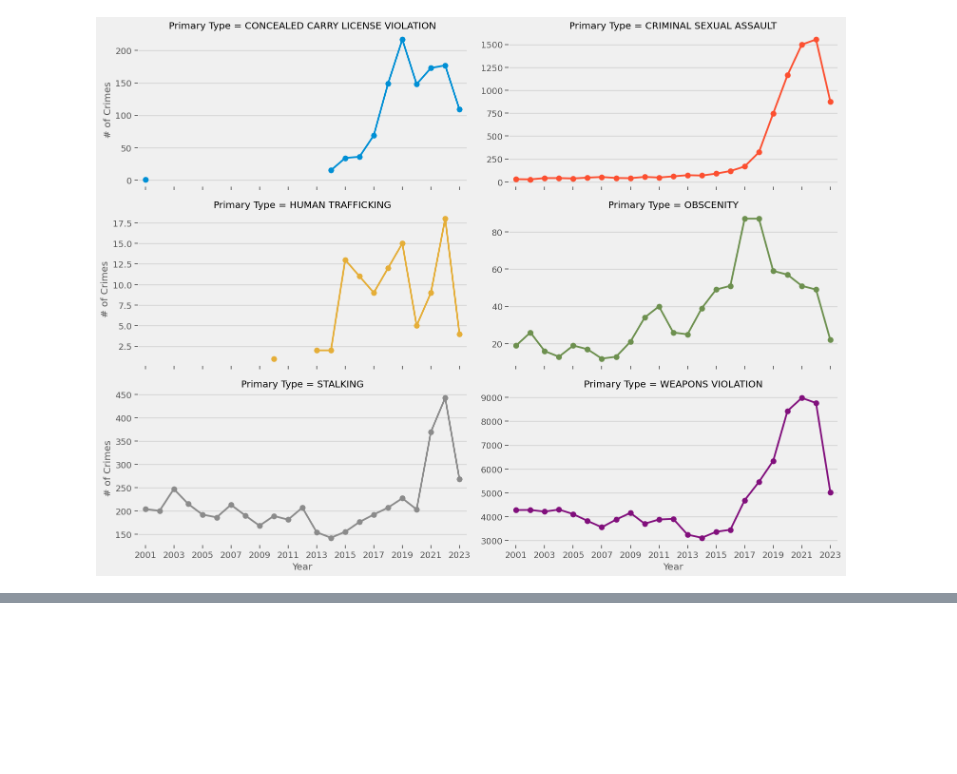
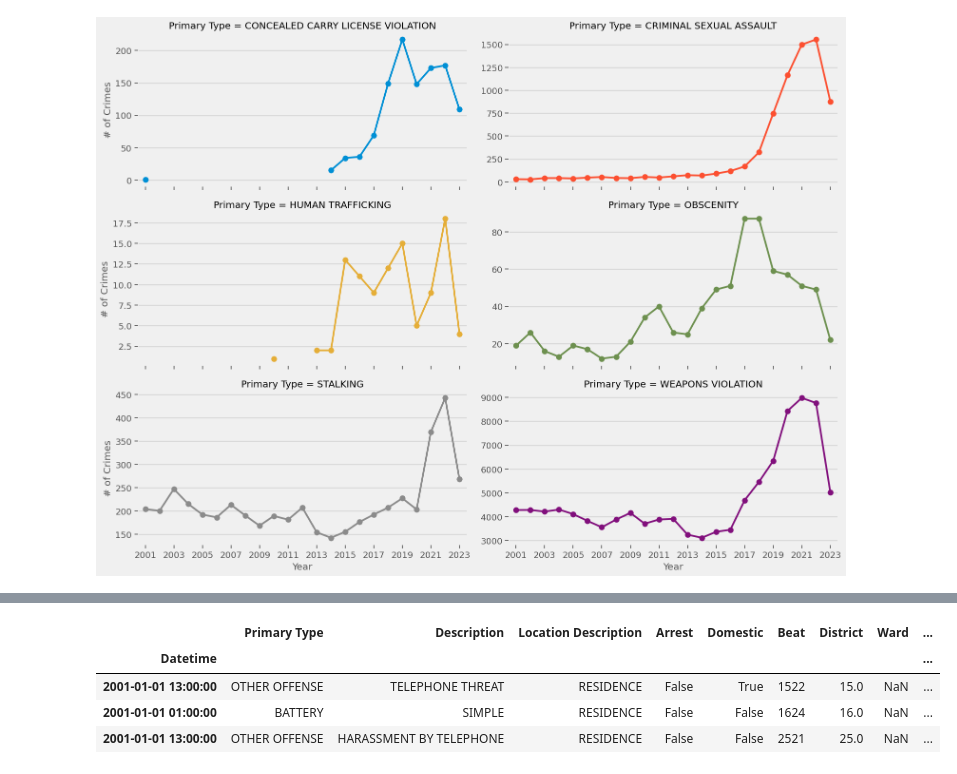
Before and after one commit to jonnunez92/Project-4---Chicago-Crime-Data, a Jupyter notebook: Project 4_Part 1 - Chicago Crime Data - Jonathan Nunez.ipynb, the cells around one changed output, grey strips where cells are left out. Saved outputs shown, nothing was run; the diff lists cells and outputs as text; code cells hidden in the pictures; blank space fills up the shorter version.

```diff
--- a/Project 4_Part 1 - Chicago Crime Data - Jonathan Nunez.ipynb
+++ b/Project 4_Part 1 - Chicago Crime Data - Jonathan Nunez.ipynb
@@ -506,0 +517,10 @@ plt.xticks(np.arange(0,23, step=2));
+# %%
+df4['Month'] = df4.index.month
+df4['MonthName'] = df4.index.month_name()
+df4.head(3)
+# %% [output]
+|  | Primary Type | Description | Location Description | Arrest | Domestic | Beat | District | Ward | ... |
+| Datetime |  |  |  |  |  |  |  |  | ... |
+| 2001-01-01 13:00:00 | OTHER OFFENSE | TELEPHONE THREAT | RESIDENCE | False | True | 1522 | 15.0 | NaN | ... |
+| 2001-01-01 01:00:00 | BATTERY | SIMPLE | RESIDENCE | False | False | 1624 | 16.0 | NaN | ... |
+| 2001-01-01 13:00:00 | OTHER OFFENSE | HARASSMENT BY TELEPHONE | RESIDENCE | False | False | 2521 | 25.0 | NaN | ... |
```
Also changed, not shown: parts of 9 cells of this notebook.
